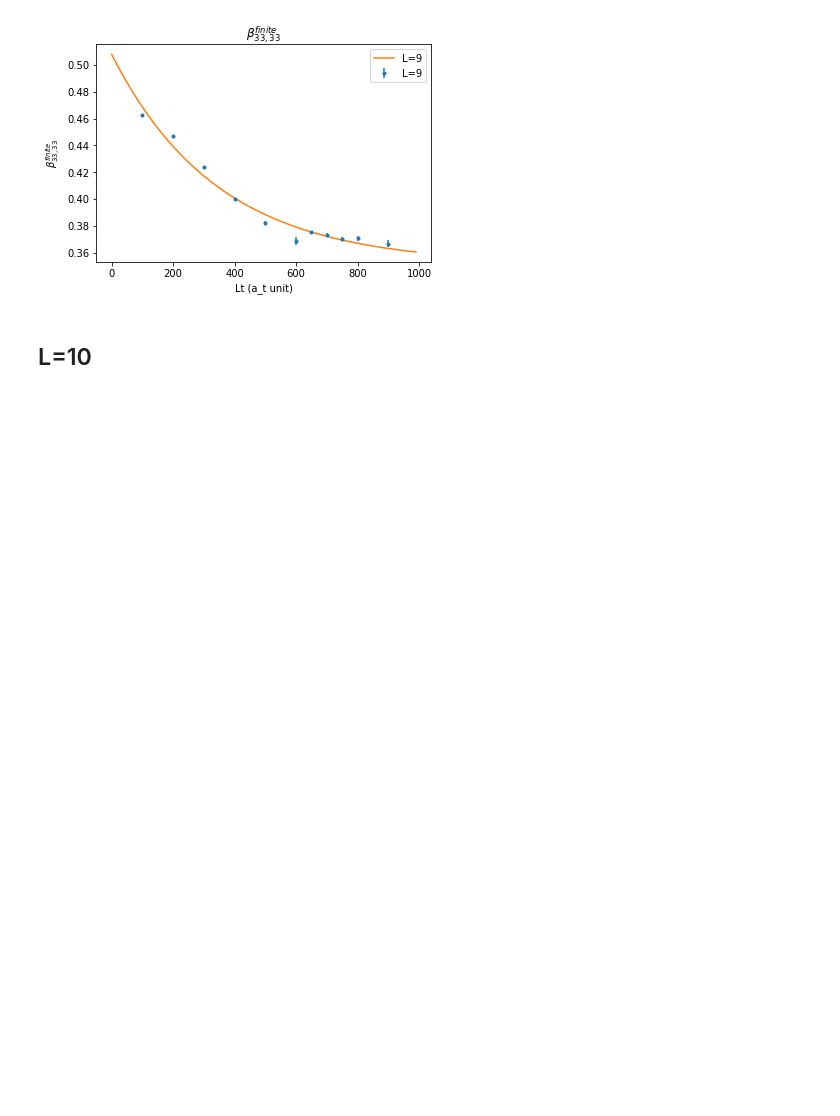
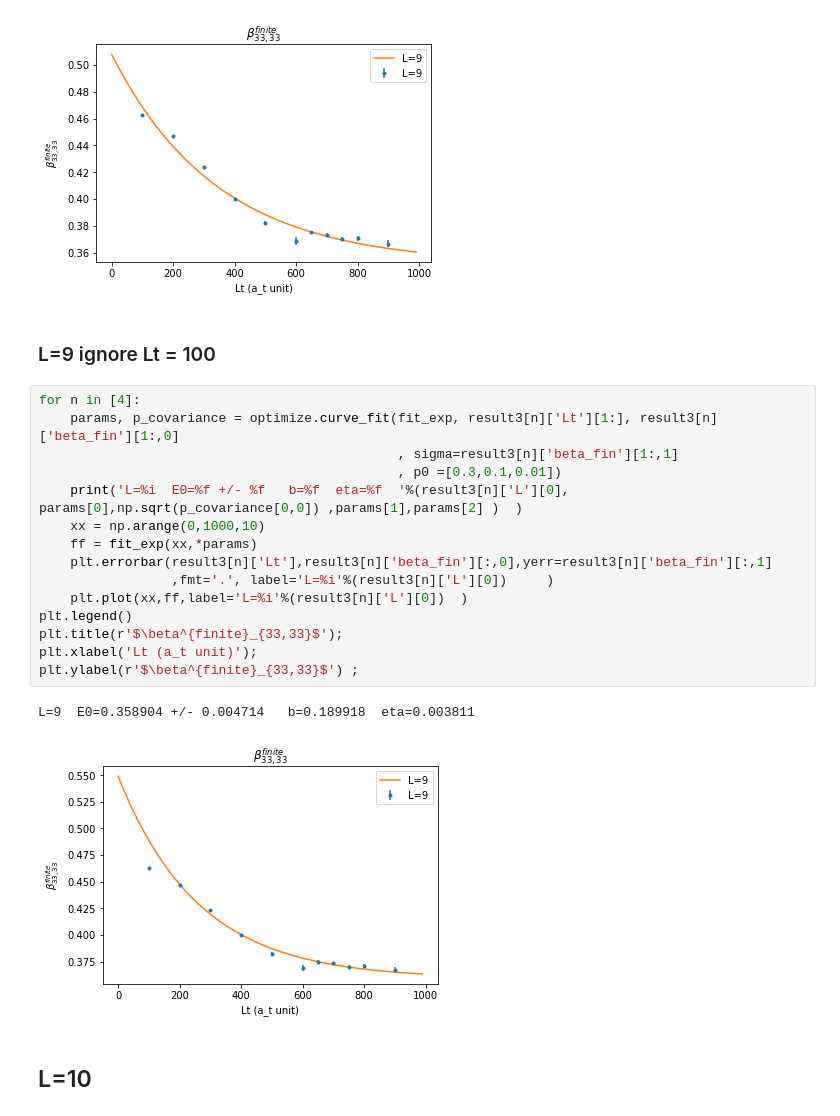
Before and after one commit to alphacentaury-github/Lattice_fft, a Jupyter notebook: BCC/BCC_UFG_analysis.ipynb, the cells around one changed output. Cells and saved outputs as stored; diff of their text form; blank space fills up the shorter version.

```diff
--- a/BCC/BCC_UFG_analysis.ipynb
+++ b/BCC/BCC_UFG_analysis.ipynb
@@ -318,6 +336,26 @@ plt.ylabel(r'$\beta^{finite}_{33,33}$') ;
 # %% [output]
 L=9  E0=0.351485 +/- 0.009537   b=0.156456  eta=0.002894
 [figure]
+# %% [markdown]
+### L=9 ignore Lt = 100
+# %%
+for n in [4]:
+    params, p_covariance = optimize.curve_fit(fit_exp, result3[n]['Lt'][1:], result3[n]['beta_fin'][1:,0]
+                                              , sigma=result3[n]['beta_fin'][1:,1]
+                                              , p0 =[0.3,0.1,0.01])
+    print('L=%i  E0=%f +/- %f   b=%f  eta=%f  '%(result3[n]['L'][0], params[0],np.sqrt(p_covariance[0,0]) ,params[1],params[2] )  )
+    xx = np.arange(0,1000,10)
+    ff = fit_exp(xx,*params)
+    plt.errorbar(result3[n]['Lt'],result3[n]['beta_fin'][:,0],yerr=result3[n]['beta_fin'][:,1]
+                 ,fmt='.', label='L=%i'%(result3[n]['L'][0])     )
+    plt.plot(xx,ff,label='L=%i'%(result3[n]['L'][0])  )
+plt.legend()
+plt.title(r'$\beta^{finite}_{33,33}$');
+plt.xlabel('Lt (a_t unit)');
+plt.ylabel(r'$\beta^{finite}_{33,33}$') ;
+# %% [output]
+L=9  E0=0.358904 +/- 0.004714   b=0.189918  eta=0.003811
+[figure, added]
 # %% [markdown]
 ## L=10
 # %%
```
Also changed, not shown: parts of 13 cells of this notebook.
